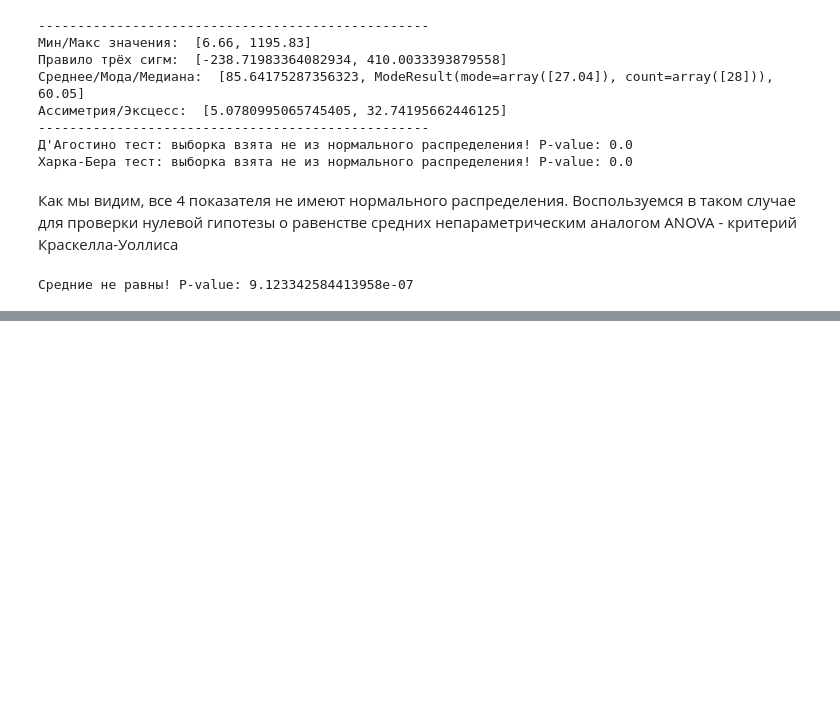
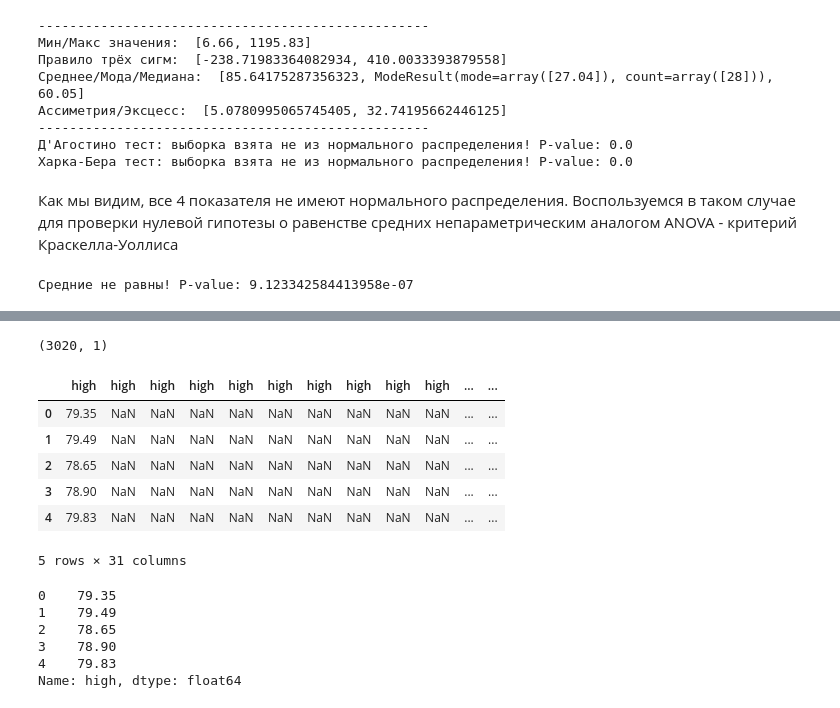
Before and after one commit to LuxAeterna311/DS-researches, a Jupyter notebook: Stocks analysis.ipynb, the cells around one changed output, grey strips where cells are left out. Drawn from its saved outputs; the diff is of its cells as text; code cells hidden in the pictures; blank space fills up the shorter version.

```diff
--- a/Stocks analysis.ipynb
+++ b/Stocks analysis.ipynb
@@ -325,0 +373,3 @@ else:
+# %%
+high_df = df["high"][df["name"] == "MMM"].reset_index().drop("index", axis = 1).set_index(df["date"][:3020])
+high_df.head()
@@ -326,3 +384,30 @@ else:
+# %%
+high_df.shape
+# %% [output]
+(3020, 1)
+# %%
+for name in (df["name"].unique()[1:]):
+    high_df = pd.concat([high_df, df["high"][df["name"] == name]], axis = 1, ignore_index = False, join = "outer")
+
+high_df.head()
+# %% [output]
+|  | high | high | high | high | high | high | high | high | high | high | ... | ... |
+| 0 | 79.35 | NaN | NaN | NaN | NaN | NaN | NaN | NaN | NaN | NaN | ... | ... |
+| 1 | 79.49 | NaN | NaN | NaN | NaN | NaN | NaN | NaN | NaN | NaN | ... | ... |
+| 2 | 78.65 | NaN | NaN | NaN | NaN | NaN | NaN | NaN | NaN | NaN | ... | ... |
+| 3 | 78.90 | NaN | NaN | NaN | NaN | NaN | NaN | NaN | NaN | NaN | ... | ... |
+| 4 | 79.83 | NaN | NaN | NaN | NaN | NaN | NaN | NaN | NaN | NaN | ... | ... |
+5 rows × 31 columns
+# %%
+high_df = df["high"][df["name"] == "MMM"]
+high_df.head()
+# %% [output]
+0    79.35
+1    79.49
+2    78.65
+3    78.90
+4    79.83
+Name: high, dtype: float64
 # %%
 price_df["high"].rolling(300).mean().plot(color = "blue")
 # %% [output]
```
Also changed, not shown: parts of 13 cells of this notebook.
